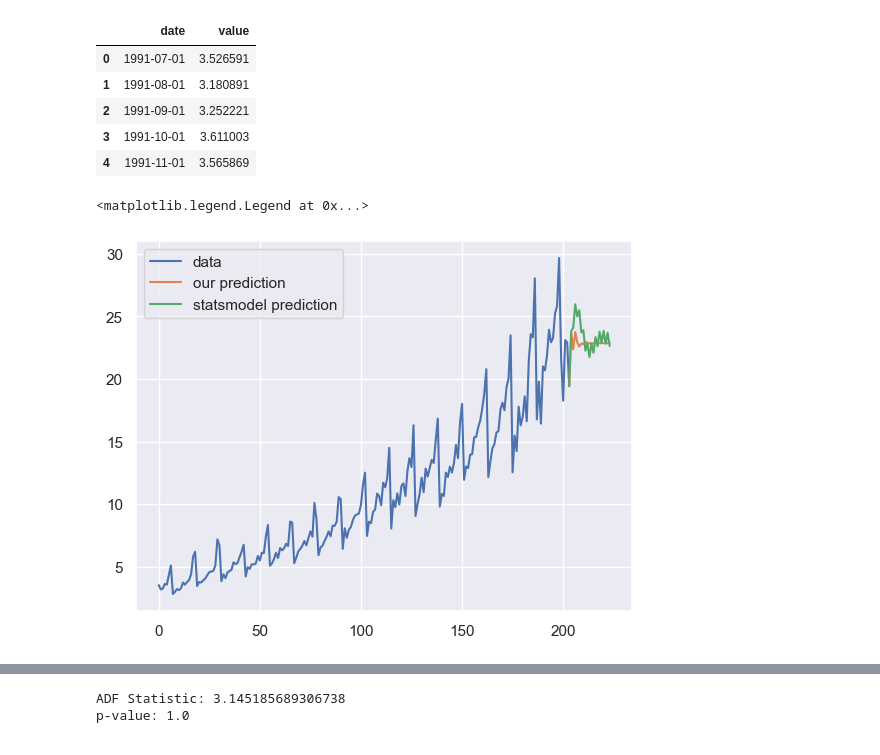
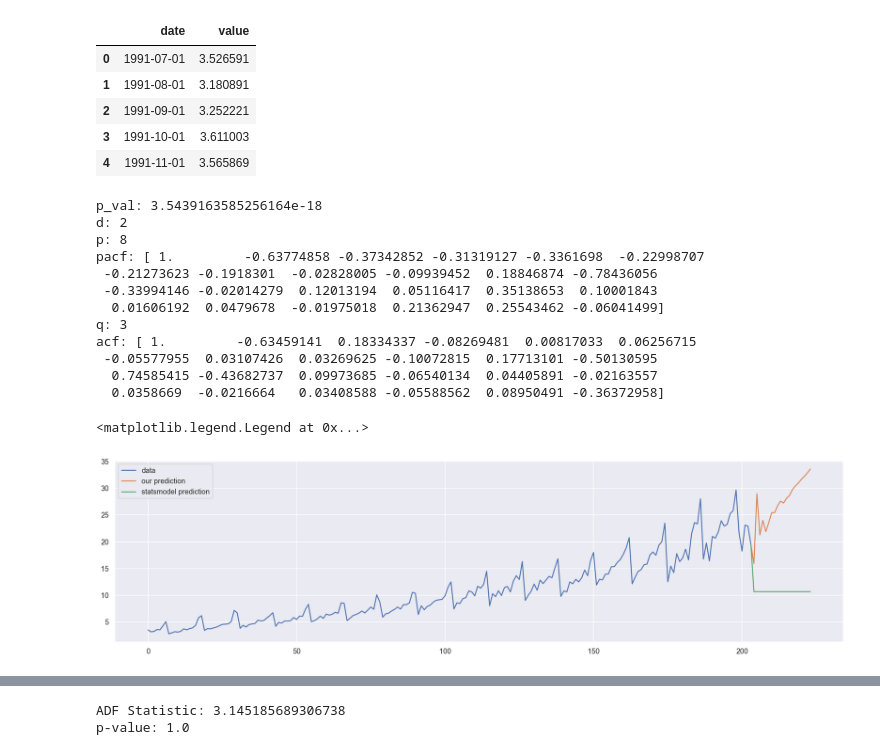
Before and after one commit to stavco9/advancedml-exc3, a Jupyter notebook: 3945_2025A_HW3_Boosting.ipynb, the cells around one changed output, grey strips where cells are left out. Saved outputs shown, nothing was run; the diff lists cells and outputs as text; code cells hidden in the pictures.

```diff
--- a/3945_2025A_HW3_Boosting.ipynb
+++ b/3945_2025A_HW3_Boosting.ipynb
@@ -253,21 +230,33 @@ X = sample_dataset["value"].values
 a = ARIMACustom(X)
 # %%
 # our_model = ARIMACustom(X)
-our_model = ARIMACustom(X, order=(4,1,3))
+our_model = ARIMACustom(X)
 our_model.fit()
-statsmodel_model = ARIMA(X, order=(our_model.p, our_model.d, our_model.q))
+statsmodel_model = ARIMA(X)
 statsmodel_model = statsmodel_model.fit()
 steps = 20
 
 our_forecast = our_model.forecast(steps)
 statsmodel_forecast = statsmodel_model.get_forecast(steps).predicted_mean
 plt.plot(X, label="data")
 plt.plot(range(len(X)-1,len(X)+steps), np.insert(our_forecast, 0, X[-1]), label="our prediction")
 plt.plot(range(len(X)-1,len(X)+steps), np.insert(statsmodel_forecast, 0, X[-1]), label="statsmodel prediction")
 plt.legend()
 # %% [output]
-<matplotlib.legend.Legend at 0x...>
+p_val: 3.5439163585256164e-18
+d: 2
+p: 8
+pacf: [ 1.         -0.63774858 -0.37342852 -0.31319127 -0.3361698  -0.22998707
+ -0.21273623 -0.1918301  -0.02828005 -0.09939452  0.18846874 -0.78436056
+ -0.33994146 -0.02014279  0.12013194  0.05116417  0.35138653  0.10001843
+  0.01606192  0.0479678  -0.01975018  0.21362947  0.25543462 -0.06041499]
+q: 3
+acf: [ 1.         -0.63459141  0.18334337 -0.08269481  0.00817033  0.06256715
+ -0.05577955  0.03107426  0.03269625 -0.10072815  0.17713101 -0.50130595
+  0.74585415 -0.43682737  0.09973685 -0.06540134  0.04405891 -0.02163557
+  0.0358669  -0.0216664   0.03408588 -0.05588562  0.08950491 -0.36372958]
+<matplotlib.legend.Legend at 0x...>
-[figure, old version]
+[figure, new version]
 # %%
 date_filter = sample_dataset['date'].loc[sample_dataset['date'].str.endswith('01-01')]
 date_filter
```
Also changed, not shown: parts of 3 cells of this notebook.
